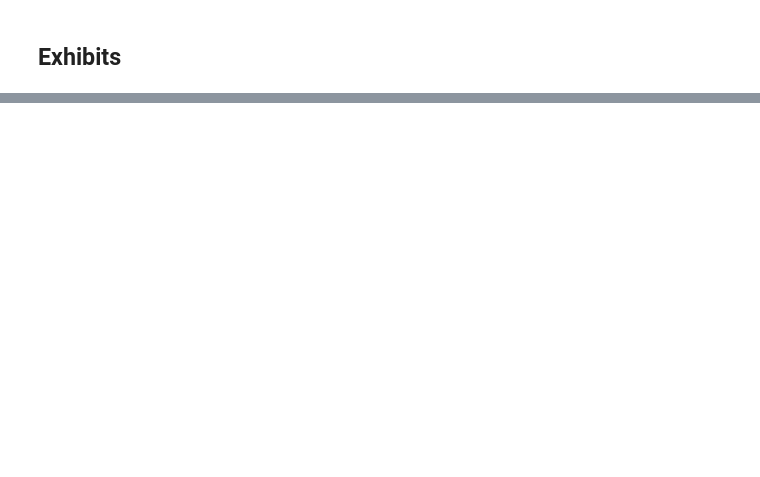
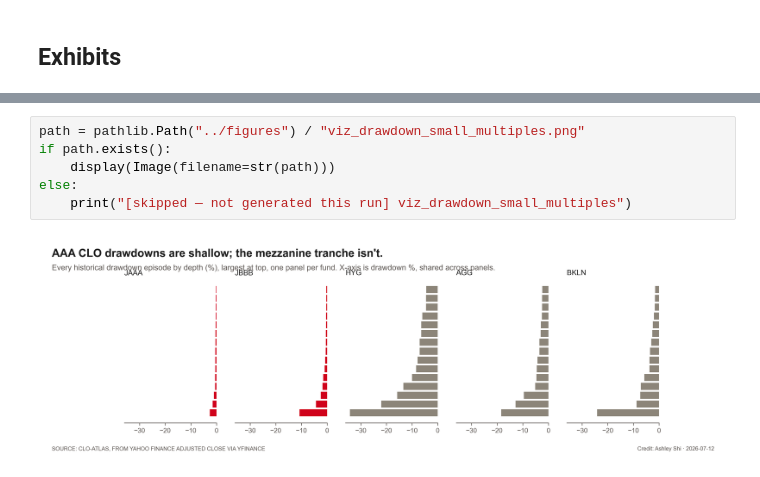
Before and after one commit to ZinuoS/CLO_Atlas, a Jupyter notebook: notebooks/1_etf.ipynb, the cells around one changed output, grey strips where cells are left out. Drawn from its saved outputs; the diff is of its cells as text; blank space fills up the shorter version.

```diff
--- a/notebooks/1_etf.ipynb
+++ b/notebooks/1_etf.ipynb
@@ -82,0 +71,8 @@ for name in [
+# %%
+path = pathlib.Path("../figures") / "viz_drawdown_small_multiples.png"
+if path.exists():
+    display(Image(filename=str(path)))
+else:
+    print("[skipped — not generated this run] viz_drawdown_small_multiples")
+# %% [output]
+[figure, added]
```
Also changed, not shown: parts of 17 cells of this notebook, 9 other files.
